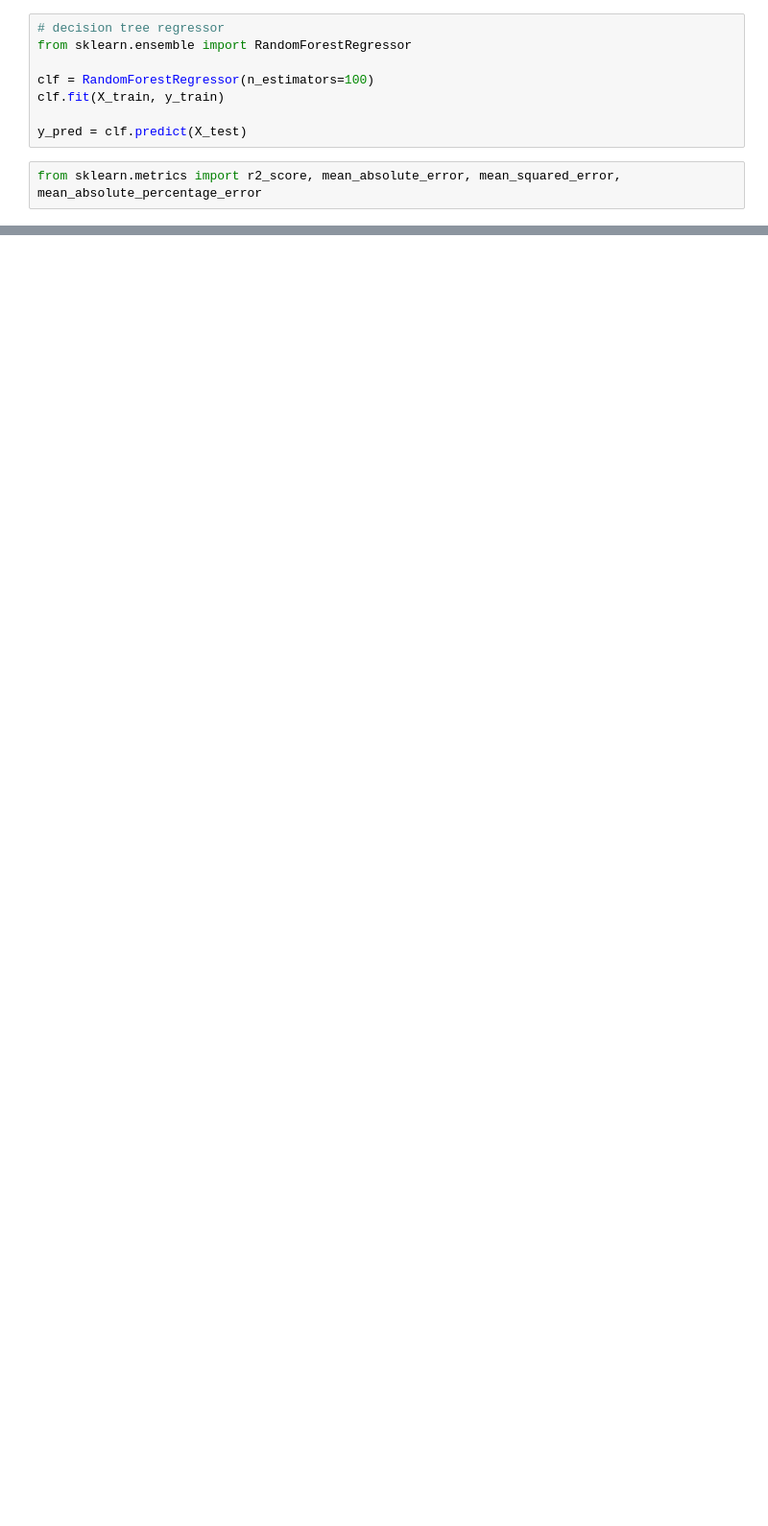
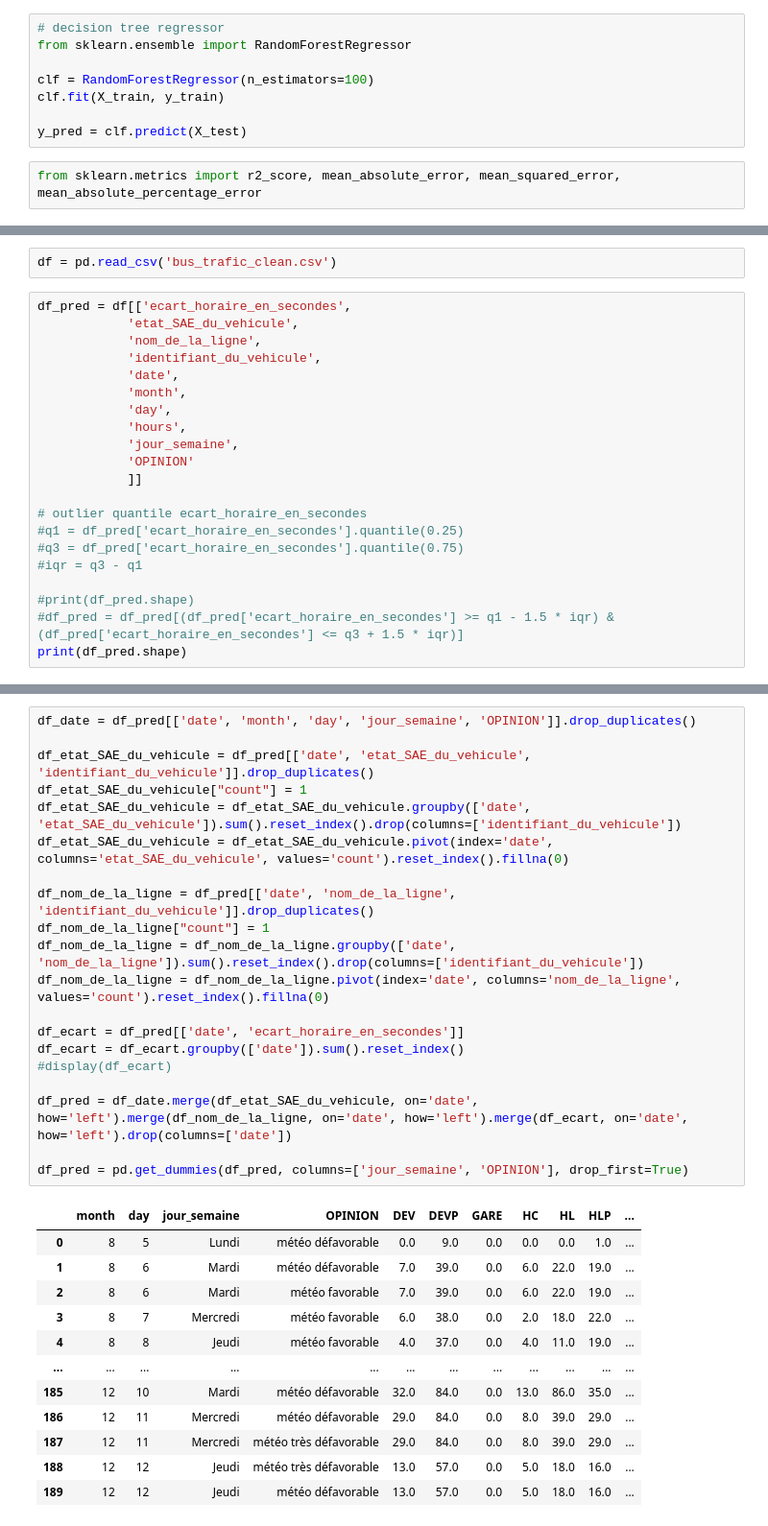
Before and after one commit to ClovisDel/qualite_trafic_tram_bus_angers, a Jupyter notebook: 3.ML_Clovis.ipynb, the cells around one changed output, grey strips where cells are left out. Shown at 96% size. Saved outputs shown, nothing was run; the diff lists cells and outputs as text; blank space fills up the shorter version.

Commit message:
first merge

```diff
--- a/3.ML_Clovis.ipynb
+++ b/3.ML_Clovis.ipynb
@@ -264,0 +187,23 @@ MAPE:  146806956.6602986
+# %%
+df = pd.read_csv('bus_trafic_clean.csv')
+# %%
+df_pred = df[['ecart_horaire_en_secondes',
+            'etat_SAE_du_vehicule',
+            'nom_de_la_ligne',
+            'identifiant_du_vehicule',
+            'date',
+            'month',
+            'day',
+            'hours',
+            'jour_semaine',
+            'OPINION'
+            ]]
+
+# outlier quantile ecart_horaire_en_secondes
+#q1 = df_pred['ecart_horaire_en_secondes'].quantile(0.25)
+#q3 = df_pred['ecart_horaire_en_secondes'].quantile(0.75)
+#iqr = q3 - q1
+
+#print(df_pred.shape)
+#df_pred = df_pred[(df_pred['ecart_horaire_en_secondes'] >= q1 - 1.5 * iqr) & (df_pred['ecart_horaire_en_secondes'] <= q3 + 1.5 * iqr)]
+print(df_pred.shape)
@@ -264,0 +219,33 @@ MAPE:  146806956.6602986
+# %%
+df_date = df_pred[['date', 'month', 'day', 'jour_semaine', 'OPINION']].drop_duplicates()
+
+df_etat_SAE_du_vehicule = df_pred[['date', 'etat_SAE_du_vehicule', 'identifiant_du_vehicule']].drop_duplicates()
+df_etat_SAE_du_vehicule["count"] = 1
+df_etat_SAE_du_vehicule = df_etat_SAE_du_vehicule.groupby(['date', 'etat_SAE_du_vehicule']).sum().reset_index().drop(columns=['identifiant_du_vehicule'])
+df_etat_SAE_du_vehicule = df_etat_SAE_du_vehicule.pivot(index='date', columns='etat_SAE_du_vehicule', values='count').reset_index().fillna(0)
+
+df_nom_de_la_ligne = df_pred[['date', 'nom_de_la_ligne', 'identifiant_du_vehicule']].drop_duplicates()
+df_nom_de_la_ligne["count"] = 1
+df_nom_de_la_ligne = df_nom_de_la_ligne.groupby(['date', 'nom_de_la_ligne']).sum().reset_index().drop(columns=['identifiant_du_vehicule'])
+df_nom_de_la_ligne = df_nom_de_la_ligne.pivot(index='date', columns='nom_de_la_ligne', values='count').reset_index().fillna(0)
+
+df_ecart = df_pred[['date', 'ecart_horaire_en_secondes']]
+df_ecart = df_ecart.groupby(['date']).sum().reset_index()
+#display(df_ecart)
+
+df_pred = df_date.merge(df_etat_SAE_du_vehicule, on='date', how='left').merge(df_nom_de_la_ligne, on='date', how='left').merge(df_ecart, on='date', how='left').drop(columns=['date'])
+
+df_pred = pd.get_dummies(df_pred, columns=['jour_semaine', 'OPINION'], drop_first=True)
+# %% [output]
+|  | month | day | jour_semaine | OPINION | DEV | DEVP | GARE | HC | HL | HLP | ... |
+| 0 | 8 | 5 | Lundi | météo défavorable | 0.0 | 9.0 | 0.0 | 0.0 | 0.0 | 1.0 | ... |
+| 1 | 8 | 6 | Mardi | météo défavorable | 7.0 | 39.0 | 0.0 | 6.0 | 22.0 | 19.0 | ... |
+| 2 | 8 | 6 | Mardi | météo favorable | 7.0 | 39.0 | 0.0 | 6.0 | 22.0 | 19.0 | ... |
+| 3 | 8 | 7 | Mercredi | météo favorable | 6.0 | 38.0 | 0.0 | 2.0 | 18.0 | 22.0 | ... |
+| 4 | 8 | 8 | Jeudi | météo favorable | 4.0 | 37.0 | 0.0 | 4.0 | 11.0 | 19.0 | ... |
+| ... | ... | ... | ... | ... | ... | ... | ... | ... | ... | ... | ... |
+| 185 | 12 | 10 | Mardi | météo défavorable | 32.0 | 84.0 | 0.0 | 13.0 | 86.0 | 35.0 | ... |
+| 186 | 12 | 11 | Mercredi | météo défavorable | 29.0 | 84.0 | 0.0 | 8.0 | 39.0 | 29.0 | ... |
+| 187 | 12 | 11 | Mercredi | météo très défavorable | 29.0 | 84.0 | 0.0 | 8.0 | 39.0 | 29.0 | ... |
+| 188 | 12 | 12 | Jeudi | météo très défavorable | 13.0 | 57.0 | 0.0 | 5.0 | 18.0 | 16.0 | ... |
+| 189 | 12 | 12 | Jeudi | météo défavorable | 13.0 | 57.0 | 0.0 | 5.0 | 18.0 | 16.0 | ... |
```
Also changed, not shown: parts of 33 cells of this notebook.
